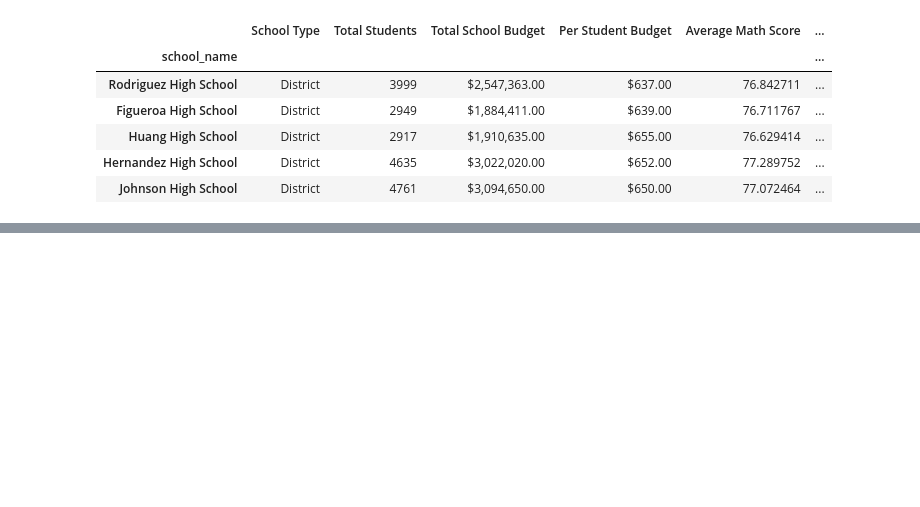
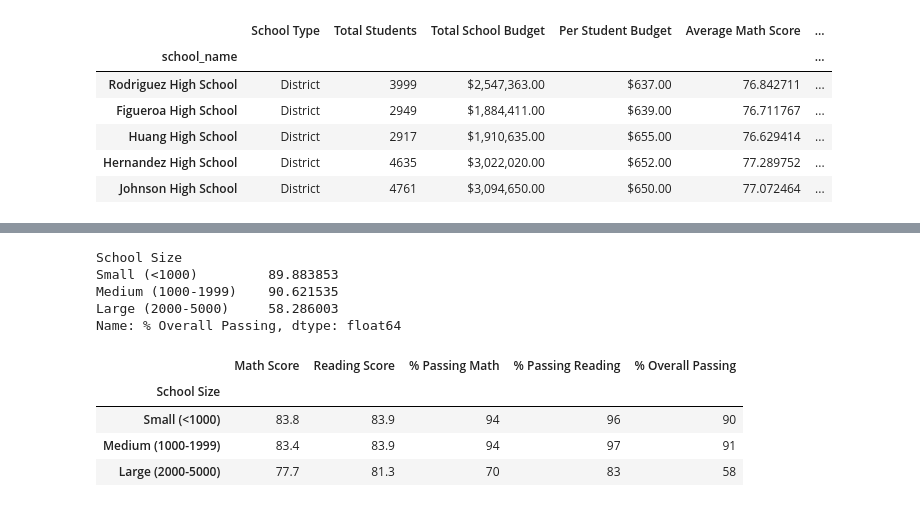
Before and after one commit to suchi313/School_District_Analysis, a Jupyter notebook: PyCitySchools.ipynb, the cells around one changed output, grey strips where cells are left out. Drawn from its saved outputs; the diff is of its cells as text; code cells hidden in the pictures; blank space fills up the shorter version.

Commit message:
scores by school size.

```diff
--- a/PyCitySchools.ipynb
+++ b/PyCitySchools.ipynb
@@ -1126,0 +1155,21 @@ spending_summary_df
+# %%
+size_overall_passing
+# %% [output]
+School Size
+Small (<1000)         89.883853
+Medium (1000-1999)    90.621535
+Large (2000-5000)     58.286003
+Name: % Overall Passing, dtype: float64
+# %%
+size_summary_df["Reading Score"]= size_summary_df["Reading Score"].map("{:.1f}".format)
+size_summary_df["% Passing Math"]= size_summary_df["% Passing Math"].map("{:.0f}".format)
+size_summary_df["% Passing Reading"]= size_summary_df["% Passing Reading"].map("{:.0f}".format)
+size_summary_df["% Overall Passing"]= size_summary_df["% Overall Passing"].map("{:.0f}".format)
+
+size_summary_df
+# %% [output]
+|  | Math Score | Reading Score | % Passing Math | % Passing Reading | % Overall Passing |
+| School Size |  |  |  |  |  |
+| Small (<1000) | 83.8 | 83.9 | 94 | 96 | 90 |
+| Medium (1000-1999) | 83.4 | 83.9 | 94 | 97 | 91 |
+| Large (2000-5000) | 77.7 | 81.3 | 70 | 83 | 58 |
```
Also changed, not shown: parts of 57 cells of this notebook.
